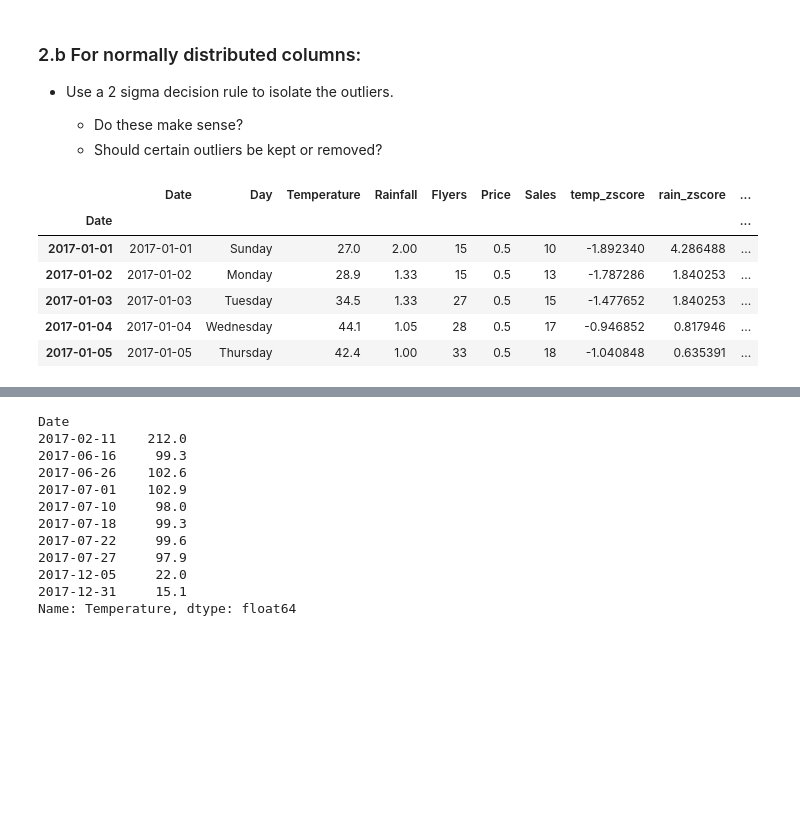
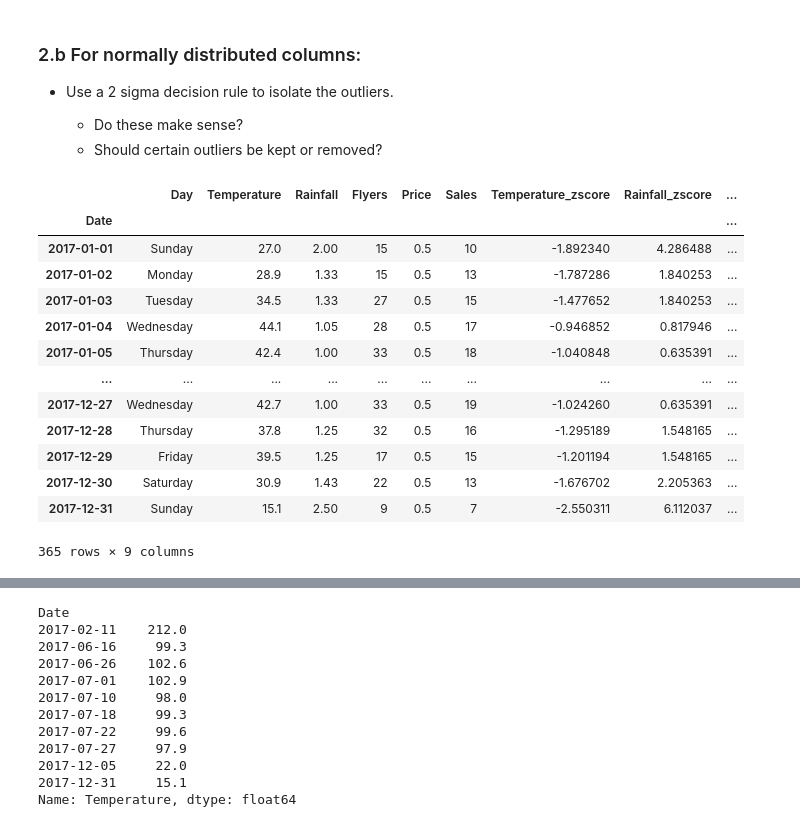
Before and after one commit to brianclements03/anomoly_detection, a Jupyter notebook: Lemonade.ipynb, the cells around one changed output, grey strips where cells are left out. Saved outputs shown, nothing was run; the diff lists cells and outputs as text; code cells hidden in the pictures; blank space fills up the shorter version.

Commit message:
with adams help, addressed minor issue in the py file and added an interesting for loop to the lemonade notebook

```diff
--- a/Lemonade.ipynb
+++ b/Lemonade.ipynb
@@ -197,32 +197,43 @@ for col in df.columns:
     - Do these make sense?
     - Should certain outliers be kept or removed?
 # %%
-# z-score:
-# subtract from the mean, divide by the standard deviation
-# i.e (x - x_mean) / x_std
+# # z-score:
+# # subtract from the mean, divide by the standard deviation
+# # i.e (x - x_mean) / x_std
 
-df['temp_zscore'] = ((df['Temperature'] - df['Temperature'].mean())
-                     / df['Temperature'].std())
-df['rain_zscore'] = ((df['Rainfall'] - df['Rainfall'].mean())
-                     / df['Rainfall'].std())
-df['flyers_zscore'] = ((df['Flyers'] - df['Flyers'].mean())
-                     / df['Flyers'].std())
-df.head()
+# df['temp_zscore'] = ((df['Temperature'] - df['Temperature'].mean())
+#                      / df['Temperature'].std())
+# df['rain_zscore'] = ((df['Rainfall'] - df['Rainfall'].mean())
+#                      / df['Rainfall'].std())
+# df['flyers_zscore'] = ((df['Flyers'] - df['Flyers'].mean())
+#                      / df['Flyers'].std())
+# df.head()
-# %% [output]
-|  | Date | Day | Temperature | Rainfall | Flyers | Price | Sales | temp_zscore | rain_zscore | ... |
-| Date |  |  |  |  |  |  |  |  |  | ... |
-| 2017-01-01 | 2017-01-01 | Sunday | 27.0 | 2.00 | 15 | 0.5 | 10 | -1.892340 | 4.286488 | ... |
-| 2017-01-02 | 2017-01-02 | Monday | 28.9 | 1.33 | 15 | 0.5 | 13 | -1.787286 | 1.840253 | ... |
-| 2017-01-03 | 2017-01-03 | Tuesday | 34.5 | 1.33 | 27 | 0.5 | 15 | -1.477652 | 1.840253 | ... |
-| 2017-01-04 | 2017-01-04 | Wednesday | 44.1 | 1.05 | 28 | 0.5 | 17 | -0.946852 | 0.817946 | ... |
-| 2017-01-05 | 2017-01-05 | Thursday | 42.4 | 1.00 | 33 | 0.5 | 18 | -1.040848 | 0.635391 | ... |
 # %%
-## an attempt to use a for loop for the above code
+# a for loop to systematically add a zscore column for every normally distr. col.
 
 # define the normally distributed columns:
-# normal_cols = ['Temperature','Rainfall','Flyers']
-# # for loop to add a zed score col to the df, one for each normally distr. col.
-# for col in normal_cols:
-#     # calculate zed score
-#     z_score = ((df[col] - df[col].mean()) / df[col].std())
-#     df.append("z_score", z_score)
+normal_cols = ['Temperature','Rainfall','Flyers']
+result = {}
+# for loop to add a zed score col to the df, one for each normally distr. col.
+for col in normal_cols:
+    # calculate zed score
+    z_score = ((df[col] - df[col].mean()) / df[col].std())
+    result[f'{col}_zscore'] = z_score
+result = pd.DataFrame(result)
+zscore_df = pd.concat([df,result], axis = 1).drop(columns='Date')
+zscore_df
+# %% [output]
+|  | Day | Temperature | Rainfall | Flyers | Price | Sales | Temperature_zscore | Rainfall_zscore | ... |
+| Date |  |  |  |  |  |  |  |  | ... |
+| 2017-01-01 | Sunday | 27.0 | 2.00 | 15 | 0.5 | 10 | -1.892340 | 4.286488 | ... |
+| 2017-01-02 | Monday | 28.9 | 1.33 | 15 | 0.5 | 13 | -1.787286 | 1.840253 | ... |
+| 2017-01-03 | Tuesday | 34.5 | 1.33 | 27 | 0.5 | 15 | -1.477652 | 1.840253 | ... |
+| 2017-01-04 | Wednesday | 44.1 | 1.05 | 28 | 0.5 | 17 | -0.946852 | 0.817946 | ... |
+| 2017-01-05 | Thursday | 42.4 | 1.00 | 33 | 0.5 | 18 | -1.040848 | 0.635391 | ... |
+| ... | ... | ... | ... | ... | ... | ... | ... | ... | ... |
+| 2017-12-27 | Wednesday | 42.7 | 1.00 | 33 | 0.5 | 19 | -1.024260 | 0.635391 | ... |
+| 2017-12-28 | Thursday | 37.8 | 1.25 | 32 | 0.5 | 16 | -1.295189 | 1.548165 | ... |
+| 2017-12-29 | Friday | 39.5 | 1.25 | 17 | 0.5 | 15 | -1.201194 | 1.548165 | ... |
+| 2017-12-30 | Saturday | 30.9 | 1.43 | 22 | 0.5 | 13 | -1.676702 | 2.205363 | ... |
+| 2017-12-31 | Sunday | 15.1 | 2.50 | 9 | 0.5 | 7 | -2.550311 | 6.112037 | ... |
+365 rows × 9 columns
```
Also changed, not shown: parts of 8 cells of this notebook, 1 other file.
